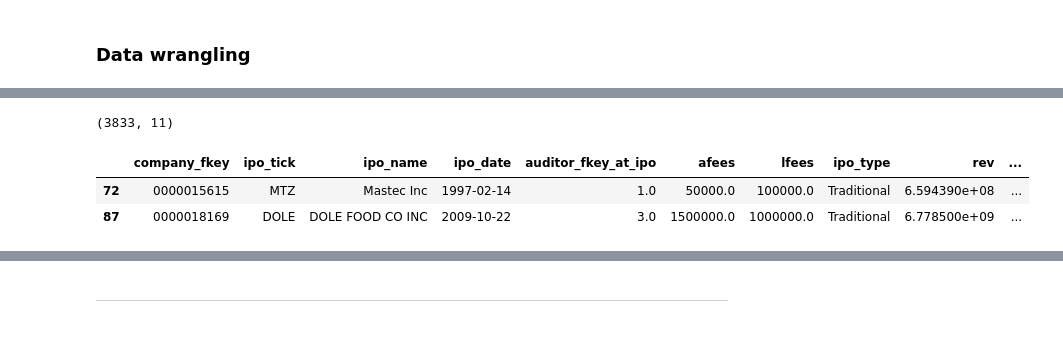
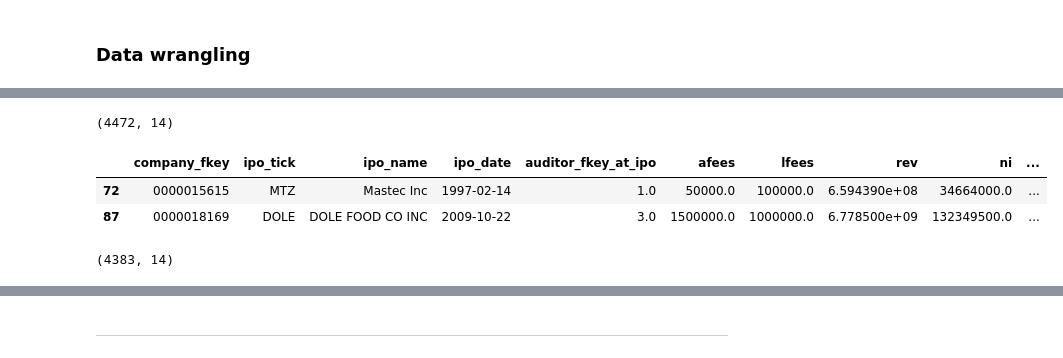
Before and after one commit to jaeyoonyu/jaeyoonyu.github.io, a Jupyter notebook: _code/wrds-download-AuditAnalytics-ipo.ipynb, the cells around one changed output, grey strips where cells are left out. Cells and saved outputs as stored; diff of their text form; code cells hidden in the pictures.

```diff
--- a/_code/wrds-download-AuditAnalytics-ipo.ipynb
+++ b/_code/wrds-download-AuditAnalytics-ipo.ipynb
@@ -69,16 +96,18 @@ df.head(2)
 # %%
-df=df[['company_fkey', 'ipo_tick', 'ipo_name', 'ipo_date', 'auditor_fkey_at_ipo', 'accounting_fees', 'legal_fees', 'ipo_type', 'rev', 'ni']]
+df=df[['company_fkey', 'ipo_tick', 'ipo_name', 'ipo_date', 'auditor_fkey_at_ipo', 'accounting_fees', 'legal_fees', 'rev', 'ni', 'ipo_price', 'ipo_shares', 'ipo_type']]
 df.dropna(inplace= True)
 df.rename(columns={'accounting_fees':'afees',
                    'legal_fees':'lfees'},
           inplace= True)
 df['big4']=0
 df.loc[df['auditor_fkey_at_ipo']<=4, 'big4']= 1
+df['ipo_y']=pd.to_datetime(df['ipo_date']).dt.year
+df=df[df.ipo_type != 'Direct Listing']
 
 print(df.shape)
 df.head(2)
 # %% [output]
-(3833, 11)
+(4472, 14)
-|  | company_fkey | ipo_tick | ipo_name | ipo_date | auditor_fkey_at_ipo | afees | lfees | ipo_type | rev | ... |
-| 72 | 0000015615 | MTZ | Mastec Inc | 1997-02-14 | 1.0 | 50000.0 | 100000.0 | Traditional | 6.594390e+08 | ... |
-| 87 | 0000018169 | DOLE | DOLE FOOD CO INC | 2009-10-22 | 3.0 | 1500000.0 | 1000000.0 | Traditional | 6.778500e+09 | ... |
+|  | company_fkey | ipo_tick | ipo_name | ipo_date | auditor_fkey_at_ipo | afees | lfees | rev | ni | ... |
+| 72 | 0000015615 | MTZ | Mastec Inc | 1997-02-14 | 1.0 | 50000.0 | 100000.0 | 6.594390e+08 | 34664000.0 | ... |
+| 87 | 0000018169 | DOLE | DOLE FOOD CO INC | 2009-10-22 | 3.0 | 1500000.0 | 1000000.0 | 6.778500e+09 | 132349500.0 | ... |
@@ -85,3 +116,7 @@ df.head(2)
+# %%
+df.shape
+# %% [output]
+(4383, 14)
 # %%
 pd.DataFrame(df.ipo_type.value_counts())
 # %% [output]
```
Also changed, not shown: parts of 20 cells of this notebook, 1 other file.
